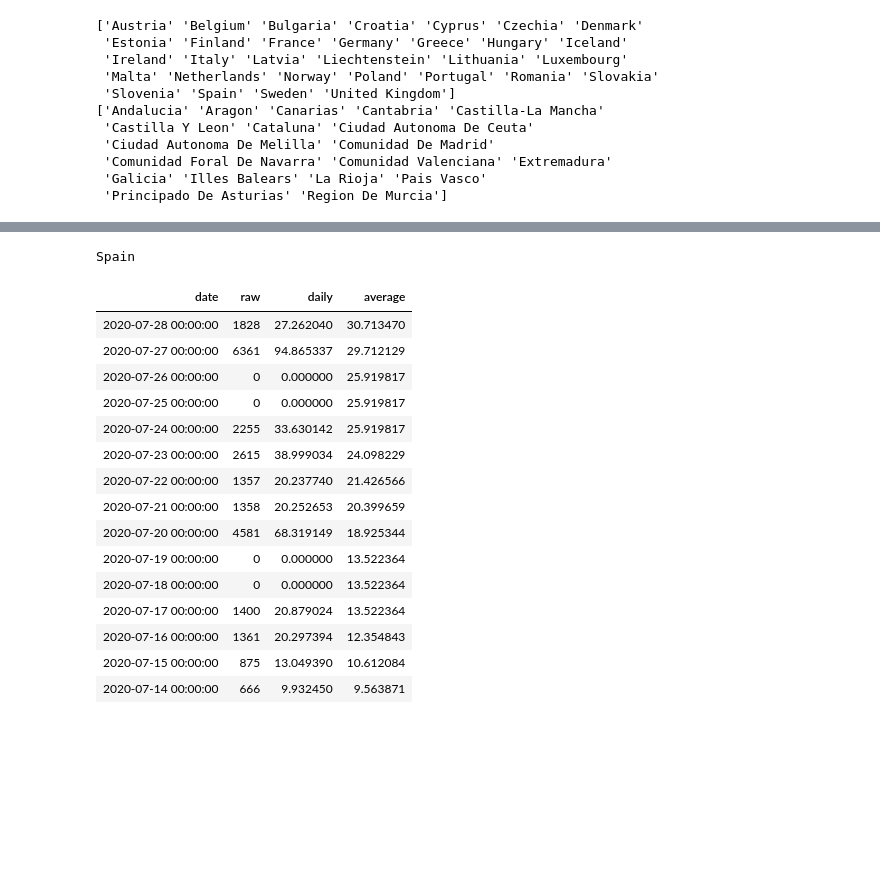
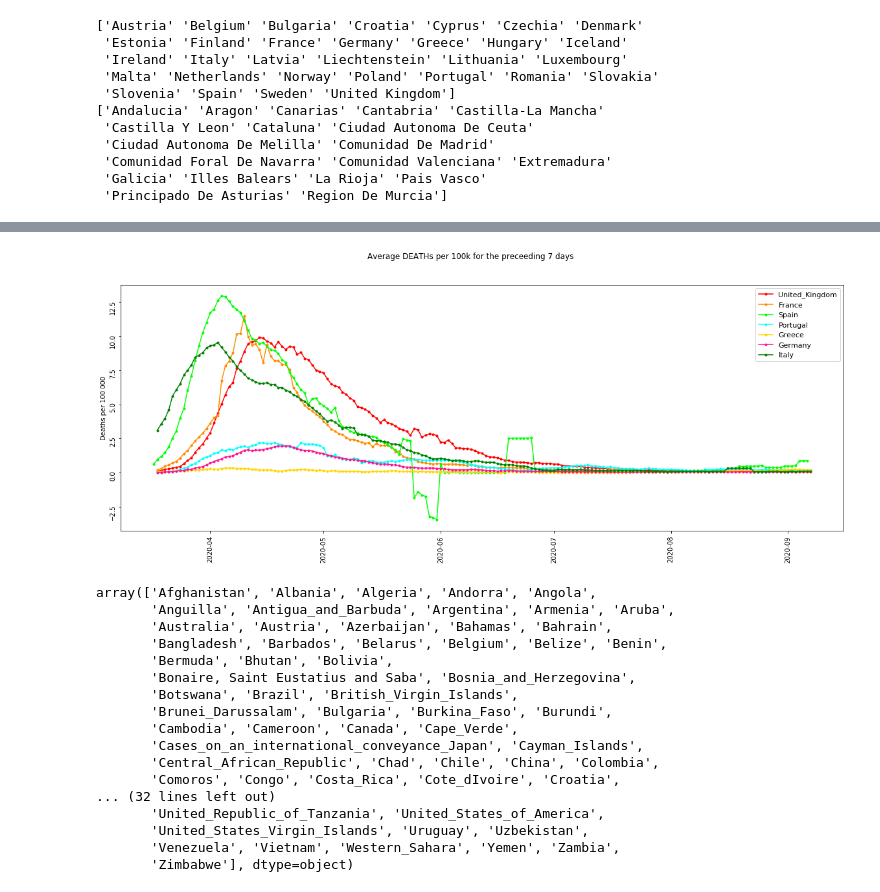
Before and after one commit to gowen100/Public-Code, a Jupyter notebook: ECDC_Covid_Data_and_Graphs.ipynb, the cells around one changed output, grey strips where cells are left out. Saved outputs shown, nothing was run; the diff lists cells and outputs as text; code cells hidden in the pictures; blank space fills up the shorter version.

```diff
--- a/ECDC_Covid_Data_and_Graphs.ipynb
+++ b/ECDC_Covid_Data_and_Graphs.ipynb
@@ -238,28 +239,44 @@ France
-# %%
-country='Spain'
-
-print(country)
-table =pd.DataFrame([])
-table["date"] =data_raw[data_raw['countriesAndTerritories']==country]['dateRep']
-table["raw"] =data_raw[data_raw['countriesAndTerritories']==country]['cases']
-table["daily"] =data_raw[data_raw['countriesAndTerritories']==country]['cases']/data_raw[data_raw['countriesAndTerritories']==country][:days_back ]['popData2019']*700000
-table["average"] = table["daily"].rolling(7).mean().shift(-6)
-display(table[35:50].style.hide_index())
-# %% [output]
-Spain
-| date | raw | daily | average |
-| 2020-07-28 00:00:00 | 1828 | 27.262040 | 30.713470 |
-| 2020-07-27 00:00:00 | 6361 | 94.865337 | 29.712129 |
-| 2020-07-26 00:00:00 | 0 | 0.000000 | 25.919817 |
-| 2020-07-25 00:00:00 | 0 | 0.000000 | 25.919817 |
-| 2020-07-24 00:00:00 | 2255 | 33.630142 | 25.919817 |
-| 2020-07-23 00:00:00 | 2615 | 38.999034 | 24.098229 |
-| 2020-07-22 00:00:00 | 1357 | 20.237740 | 21.426566 |
-| 2020-07-21 00:00:00 | 1358 | 20.252653 | 20.399659 |
-| 2020-07-20 00:00:00 | 4581 | 68.319149 | 18.925344 |
-| 2020-07-19 00:00:00 | 0 | 0.000000 | 13.522364 |
-| 2020-07-18 00:00:00 | 0 | 0.000000 | 13.522364 |
-| 2020-07-17 00:00:00 | 1400 | 20.879024 | 13.522364 |
-| 2020-07-16 00:00:00 | 1361 | 20.297394 | 12.354843 |
-| 2020-07-15 00:00:00 | 875 | 13.049390 | 10.612084 |
-| 2020-07-14 00:00:00 | 666 | 9.932450 | 9.563871 |
+# %%
+#deaths
+
+days_back = 180
+
+#time series ax loop through the countries of interest
+fig, ax = plt.subplots(1,1, figsize=(20,7))
+fig.suptitle("Average DEATHs per 100k for the preceeding 7 days")
+for country in interesting_countries:
+    ax.plot(data_raw[data_raw['countriesAndTerritories']==country][:days_back ]['dateRep'],
+               data_raw[data_raw['countriesAndTerritories']==country][:days_back ]['deaths'].rolling(window=7).sum().shift(-6)/
+               data_raw[data_raw['countriesAndTerritories']==country][:days_back ]['popData2019']*100000,
+               '.-',
+                label= country,
+                color=data[data['Country']==country]['colour'].values[0] )
+
+ax.tick_params(labelrotation=90)
+ylabel = ax.set_ylabel('Deaths per 100 000')
+
+
+
+legend = ax.legend(loc=1, prop={'size': 11})
+# %% [output]
+[figure, added]
+# %%
+pd.unique(data_raw["countriesAndTerritories"])
+# %% [output]
+array(['Afghanistan', 'Albania', 'Algeria', 'Andorra', 'Angola',
+       'Anguilla', 'Antigua_and_Barbuda', 'Argentina', 'Armenia', 'Aruba',
+       'Australia', 'Austria', 'Azerbaijan', 'Bahamas', 'Bahrain',
+       'Bangladesh', 'Barbados', 'Belarus', 'Belgium', 'Belize', 'Benin',
+       'Bermuda', 'Bhutan', 'Bolivia',
+       'Bonaire, Saint Eustatius and Saba', 'Bosnia_and_Herzegovina',
+       'Botswana', 'Brazil', 'British_Virgin_Islands',
+       'Brunei_Darussalam', 'Bulgaria', 'Burkina_Faso', 'Burundi',
+       'Cambodia', 'Cameroon', 'Canada', 'Cape_Verde',
+       'Cases_on_an_international_conveyance_Japan', 'Cayman_Islands',
+       'Central_African_Republic', 'Chad', 'Chile', 'China', 'Colombia',
+       'Comoros', 'Congo', 'Costa_Rica', 'Cote_dIvoire', 'Croatia',
+... (32 lines left out)
+       'United_Republic_of_Tanzania', 'United_States_of_America',
+       'United_States_Virgin_Islands', 'Uruguay', 'Uzbekistan',
+       'Venezuela', 'Vietnam', 'Western_Sahara', 'Yemen', 'Zambia',
+       'Zimbabwe'], dtype=object)
```
Also changed, not shown: parts of 7 cells of this notebook, 1 other file.
